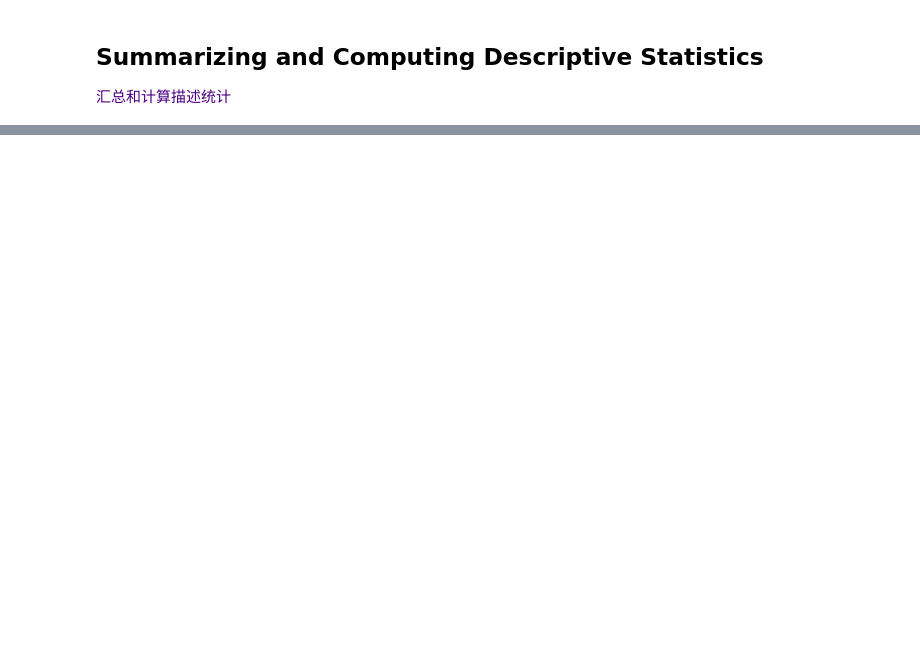
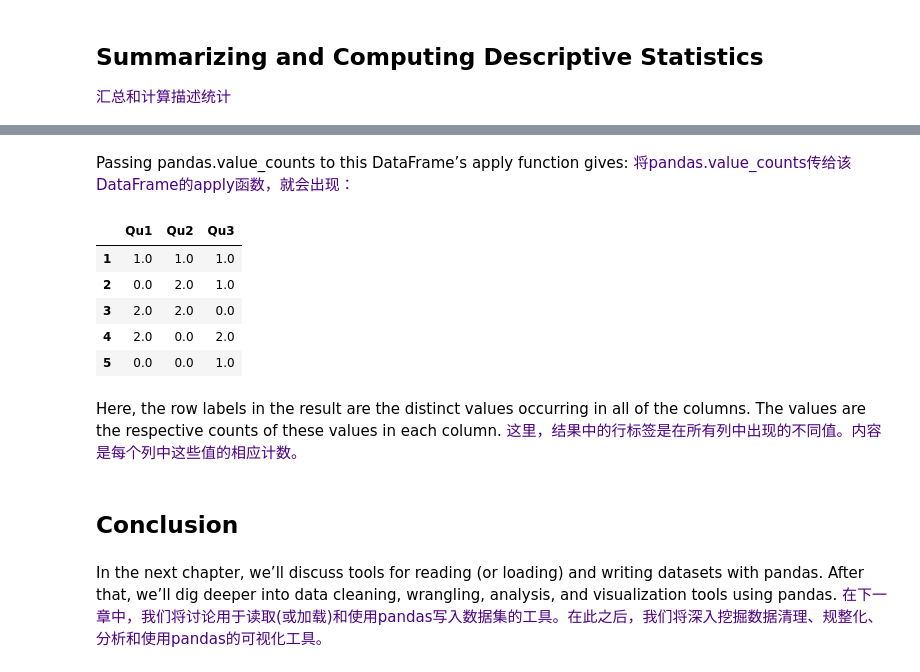
Before and after one commit to edenwzg/code, a Jupyter notebook: jupyter/Python for data analysis/CHAPTER 5. Getting Started With pandas.ipynb, the cells around one changed output, grey strips where cells are left out. Saved outputs shown, nothing was run; the diff lists cells and outputs as text; code cells hidden in the pictures; blank space fills up the shorter version.

```diff
--- a/jupyter/Python for data analysis/CHAPTER 5. Getting Started With pandas.ipynb
+++ b/jupyter/Python for data analysis/CHAPTER 5. Getting Started With pandas.ipynb
@@ -1967,0 +2338,24 @@ pandas objects are equipped with a set of common mathematical and statistical me
+# %% [markdown]
+Passing pandas.value_counts to this DataFrame’s apply function gives:
+<font color=Indigo>
+将pandas.value_counts传给该DataFrame的apply函数，就会出现：
+# %%
+result = data.apply(pd.value_counts).fillna(0)
+result
+# %% [output]
+|  | Qu1 | Qu2 | Qu3 |
+| 1 | 1.0 | 1.0 | 1.0 |
+| 2 | 0.0 | 2.0 | 1.0 |
+| 3 | 2.0 | 2.0 | 0.0 |
+| 4 | 2.0 | 0.0 | 2.0 |
+| 5 | 0.0 | 0.0 | 1.0 |
+# %% [markdown]
+Here, the row labels in the result are the distinct values occurring in all of the columns. The values are the respective counts of these values in each column.
+<font color=Indigo>
+这里，结果中的行标签是在所有列中出现的不同值。内容是每个列中这些值的相应计数。
+# %% [markdown]
+## Conclusion
+# %% [markdown]
+In the next chapter, we’ll discuss tools for reading (or loading) and writing datasets with pandas. After that, we’ll dig deeper into data cleaning, wrangling, analysis, and visualization tools using pandas.
+<font color=Indigo>
+在下一章中，我们将讨论用于读取(或加载)和使用pandas写入数据集的工具。在此之后，我们将深入挖掘数据清理、规整化、分析和使用pandas的可视化工具。
```
Also changed, not shown: parts of 60 cells of this notebook, 22 other files.
